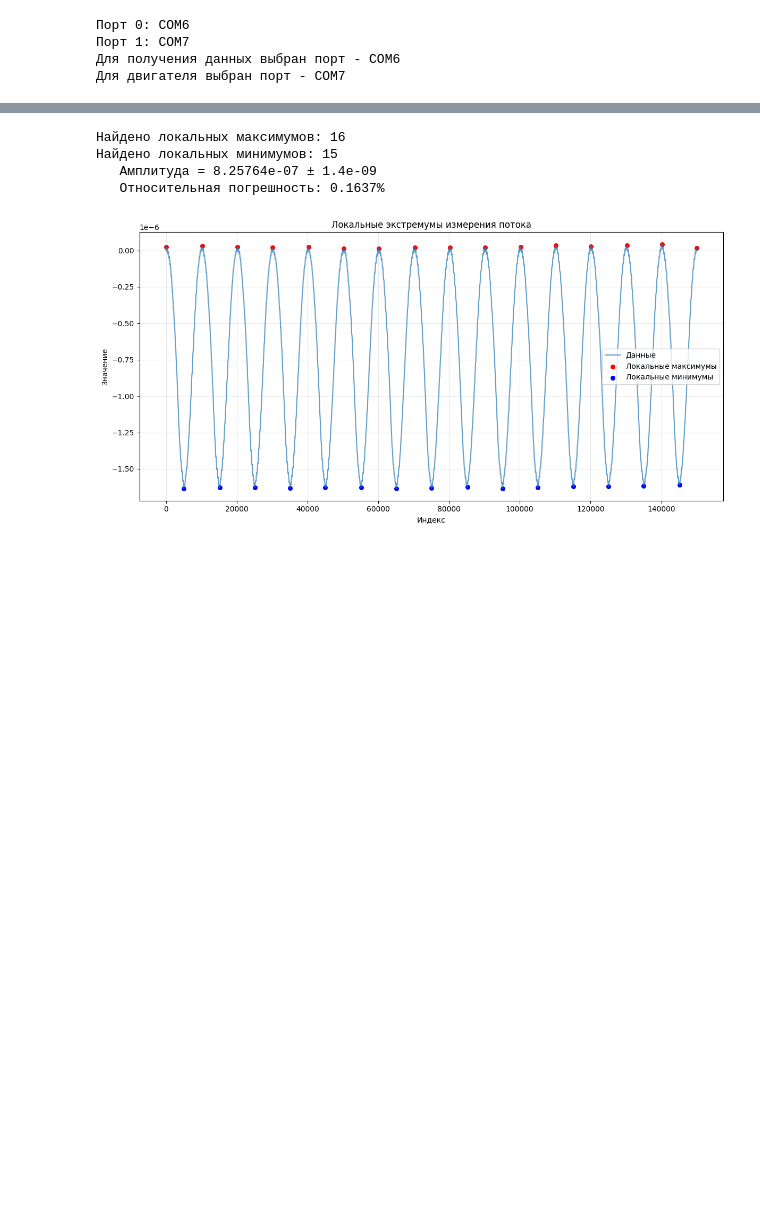
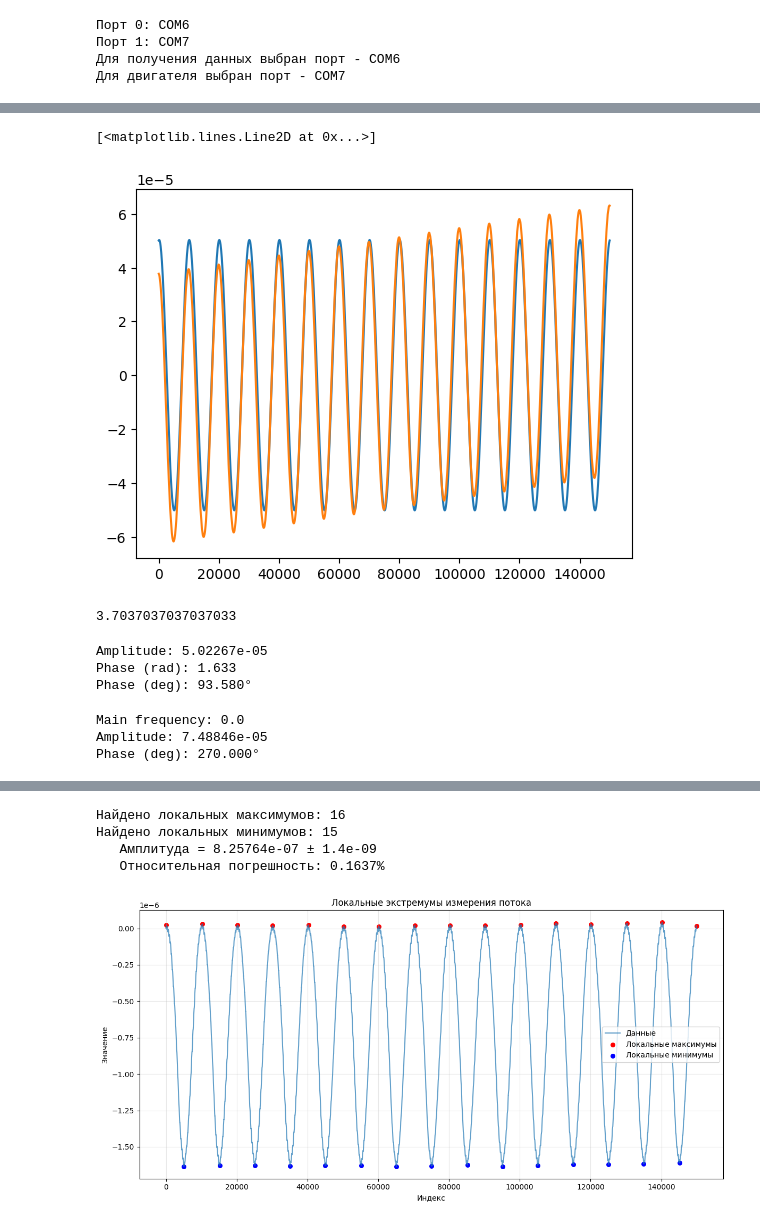
Before and after one commit to BuslaySt/Helmholz-Polymagnit, a Jupyter notebook: code/HarmData_fast.ipynb, the cells around one changed output, grey strips where cells are left out. Saved outputs shown, nothing was run; the diff lists cells and outputs as text; code cells hidden in the pictures; blank space fills up the shorter version.

```diff
--- a/code/HarmData_fast.ipynb
+++ b/code/HarmData_fast.ipynb
@@ -157,0 +232,15 @@ Fast Goertzel Amp: 5.02493e-05, f_phase = 93.828°
+# %%
+%matplotlib inline
+
+x = df_res.index.values
+y = f_amp * np.cos(2 * np.pi * 1/10000 * x + f_phase+np.pi*0.27)
+
+plt.plot(y)
+plt.plot(df_res.volts+f_amp/2*1.5)
+# %% [output]
+[<matplotlib.lines.Line2D at 0x...>]
+[figure, added]
+# %%
+1/0.27
+# %% [output]
+3.7037037037037033
@@ -157,0 +281,58 @@ Fast Goertzel Amp: 5.02493e-05, f_phase = 93.828°
+# %%
+# Если частота основной гармоники известна (например, f0)
+# Предположим, что f0 — это нормированная частота (например, 1/10000, как в вашем примере с goertzel), или вы знаете fs и f0.
+
+# import numpy as np
+
+# Пример: f0 — нормированная частота (f_target / fs)
+f0_norm = 1 / 10000  # как в вашем случае
+N = len(df_res.volts.values)
+n = np.arange(N)
+
+# Вычисляем комплексный коэффициент Фурье
+# exp(-j*2*pi*f*n) — базисная функция для частоты f
+C = (2 / N) * np.sum(df_res.volts.values * np.exp(-1j * 2 * np.pi * f0_norm * n))
+
+amplitude = abs(C)
+phase_rad = np.angle(C)+np.pi/2
+phase_deg = phase_rad * 180 / np.pi
+
+print(f'Amplitude: {amplitude:.5e}')
+print(f'Phase (rad): {phase_rad:.3f}')
+print(f'Phase (deg): {phase_deg:.3f}°')
+# %% [output]
+Amplitude: 5.02267e-05
+Phase (rad): 1.633
+Phase (deg): 93.580°
+# %%
+# Если частота неизвестна, и нужно найти основную гармонику
+# Выполнить FFT и найти пик:
+
+# import numpy as np
+
+signal = df_res.volts.values
+N = len(signal)
+fft_vals = np.fft.fft(signal)
+freqs = np.fft.fftfreq(N, d=1/96937)  # d=1, если шаг по времени = 1, иначе d=dt
+
+# Находим амплитуду и фазу для частоты с максимальной амплитудой (основная гармоника)
+# Ищем только положительные частоты
+positive_freqs = freqs[:N//2]
+fft_vals_half = fft_vals[:N//2]
+
+# Индекс максимальной амплитуды
+max_idx = np.argmax(np.abs(fft_vals_half))
+
+amplitude = 2 * abs(fft_vals_half[max_idx]) / N  # 2/N для амплитуды синусоиды
+phase_rad = np.angle(fft_vals_half[max_idx]) + np.pi/2
+phase_deg = phase_rad * 180 / np.pi
+
+freq_main = positive_freqs[max_idx]  # частота основной гармоники
+
+print(f'Main frequency: {freq_main}')
+print(f'Amplitude: {amplitude:.5e}')
+print(f'Phase (deg): {phase_deg:.3f}°')
+# %% [output]
+Main frequency: 0.0
+Amplitude: 7.48846e-05
+Phase (deg): 270.000°
```
Also changed, not shown: parts of 14 cells of this notebook.
